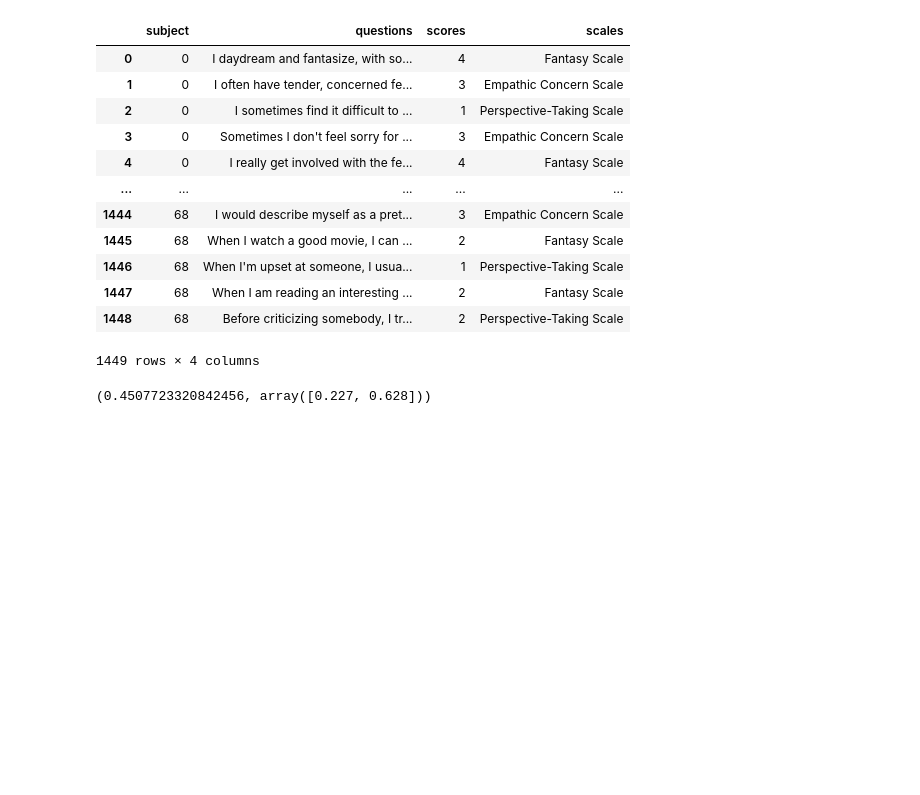
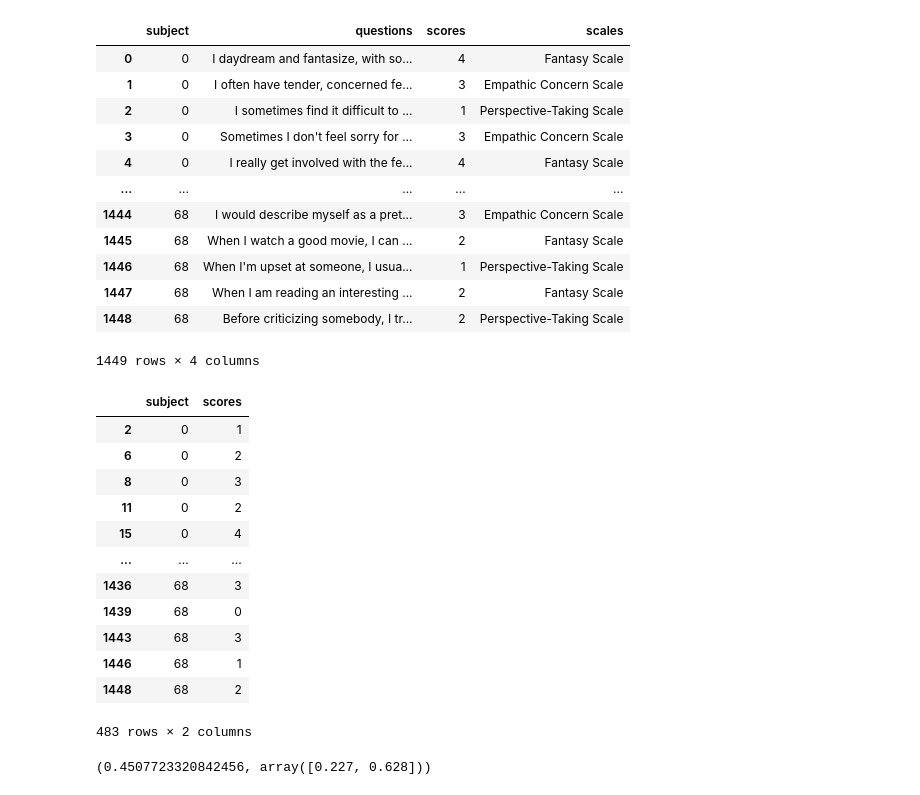
Before and after one commit to Joao-Tiago-Almeida/HRI2023---Conference-Paper, a Jupyter notebook: main.ipynb, the cells around one changed output. Saved outputs shown, nothing was run; the diff lists cells and outputs as text; code cells hidden in the pictures; blank space fills up the shorter version.

```diff
--- a/main.ipynb
+++ b/main.ipynb
@@ -833,6 +835,22 @@ df_iri
 | 1447 | 68 | When I am reading an interesting ... | 2 | Fantasy Scale |
 | 1448 | 68 | Before criticizing somebody, I tr... | 2 | Perspective-Taking Scale |
 1449 rows × 4 columns
+# %%
+df_iri.loc[df_iri['scales']=='Perspective-Taking Scale', ['subject', 'scores']]
+# %% [output]
+|  | subject | scores |
+| 2 | 0 | 1 |
+| 6 | 0 | 2 |
+| 8 | 0 | 3 |
+| 11 | 0 | 2 |
+| 15 | 0 | 4 |
+| ... | ... | ... |
+| 1436 | 68 | 3 |
+| 1439 | 68 | 0 |
+| 1443 | 68 | 3 |
+| 1446 | 68 | 1 |
+| 1448 | 68 | 2 |
+483 rows × 2 columns
 # %%
 pg.cronbach_alpha(data=df_iri[df_iri['scales']=='Perspective-Taking Scale'], items='questions', subject='subject', scores='scores')
 # %% [output]
```
Also changed, not shown: parts of 14 cells of this notebook, 11 other files.
